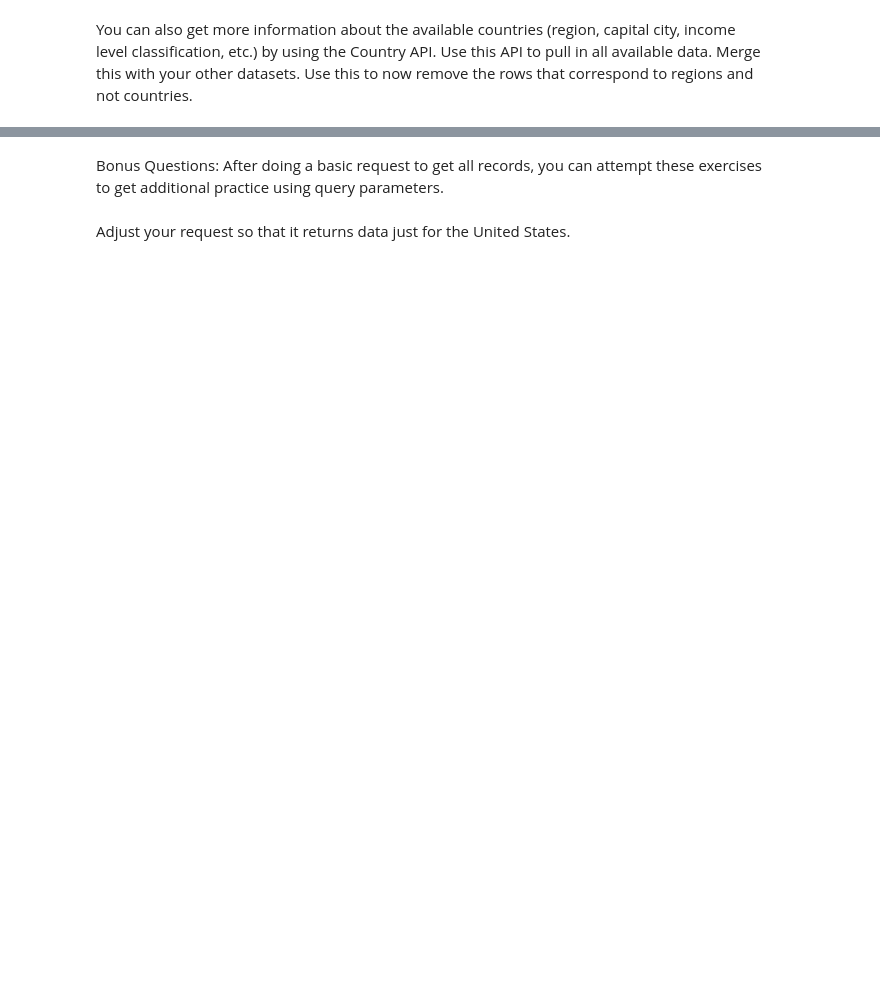
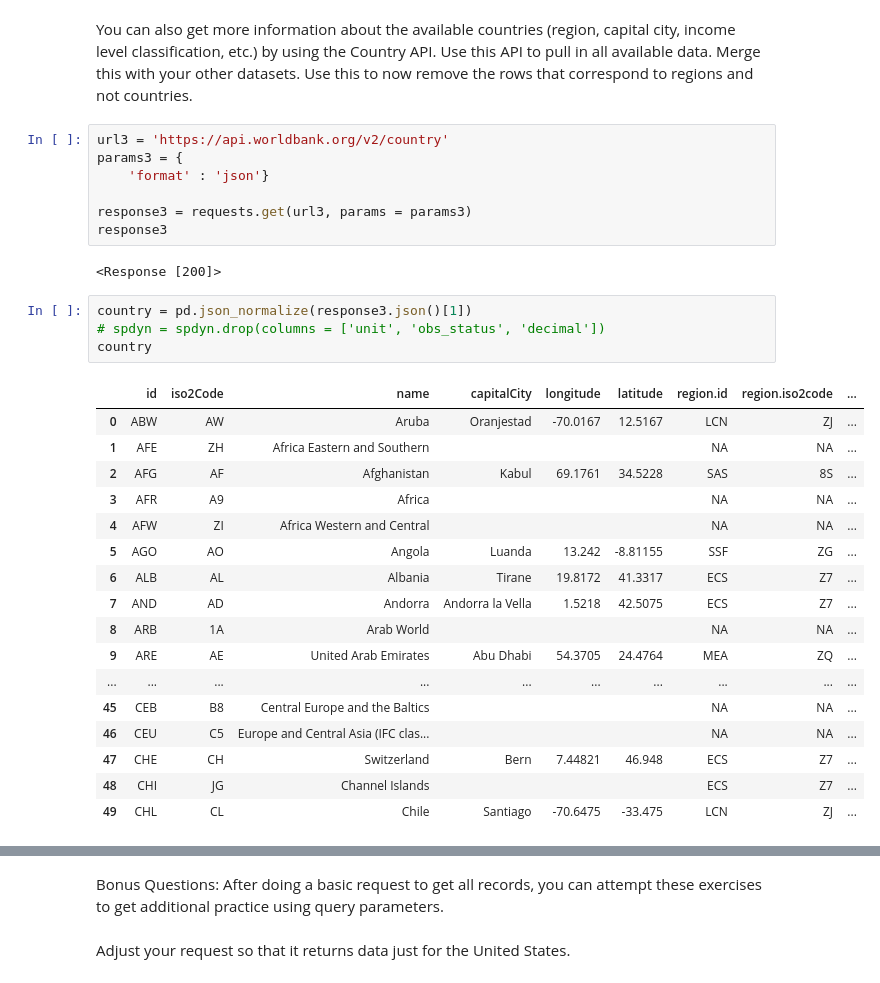
Before and after one commit to NewForce-Cohort-10-Data/socrata-api-Isiybelle, a Jupyter notebook: notebooks/API Exercise.ipynb, the cells around one changed output, grey strips where cells are left out. Saved outputs shown, nothing was run; the diff lists cells and outputs as text; blank space fills up the shorter version.

```diff
--- a/notebooks/API Exercise.ipynb
+++ b/notebooks/API Exercise.ipynb
@@ -81,2 +101,33 @@ Merge the two results DataFrames together. You may want to rename or drop column
 # %% [markdown]
 You can also get more information about the available countries (region, capital city, income level classification, etc.) by using the Country API. Use this API to pull in all available data. Merge this with your other datasets. Use this to now remove the rows that correspond to regions and not countries.
+# %%
+url3 = 'https://api.worldbank.org/v2/country'
+params3 = {
+    'format' : 'json'}
+
+response3 = requests.get(url3, params = params3)
+response3
+# %% [output]
+<Response [200]>
+# %%
+country = pd.json_normalize(response3.json()[1])
+# spdyn = spdyn.drop(columns = ['unit', 'obs_status', 'decimal'])
+country
+# %% [output]
+|  | id | iso2Code | name | capitalCity | longitude | latitude | region.id | region.iso2code | ... |
+| 0 | ABW | AW | Aruba | Oranjestad | -70.0167 | 12.5167 | LCN | ZJ | ... |
+| 1 | AFE | ZH | Africa Eastern and Southern |  |  |  | NA | NA | ... |
+| 2 | AFG | AF | Afghanistan | Kabul | 69.1761 | 34.5228 | SAS | 8S | ... |
+| 3 | AFR | A9 | Africa |  |  |  | NA | NA | ... |
+| 4 | AFW | ZI | Africa Western and Central |  |  |  | NA | NA | ... |
+| 5 | AGO | AO | Angola | Luanda | 13.242 | -8.81155 | SSF | ZG | ... |
+| 6 | ALB | AL | Albania | Tirane | 19.8172 | 41.3317 | ECS | Z7 | ... |
+| 7 | AND | AD | Andorra | Andorra la Vella | 1.5218 | 42.5075 | ECS | Z7 | ... |
+| 8 | ARB | 1A | Arab World |  |  |  | NA | NA | ... |
+| 9 | ARE | AE | United Arab Emirates | Abu Dhabi | 54.3705 | 24.4764 | MEA | ZQ | ... |
+| ... | ... | ... | ... | ... | ... | ... | ... | ... | ... |
+| 45 | CEB | B8 | Central Europe and the Baltics |  |  |  | NA | NA | ... |
+| 46 | CEU | C5 | Europe and Central Asia (IFC clas... |  |  |  | NA | NA | ... |
+| 47 | CHE | CH | Switzerland | Bern | 7.44821 | 46.948 | ECS | Z7 | ... |
+| 48 | CHI | JG | Channel Islands |  |  |  | ECS | Z7 | ... |
+| 49 | CHL | CL | Chile | Santiago | -70.6475 | -33.475 | LCN | ZJ | ... |
```
Also changed, not shown: parts of 12 cells of this notebook.
